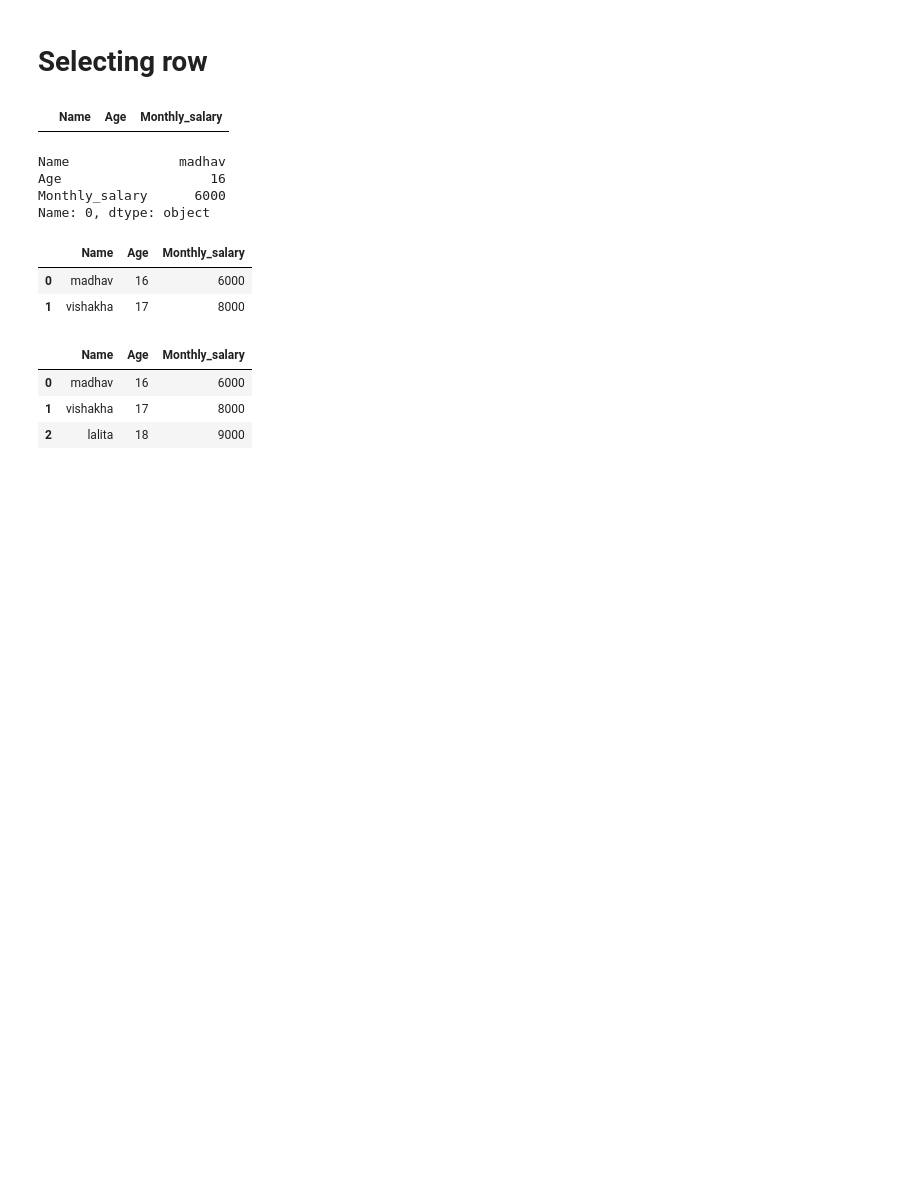
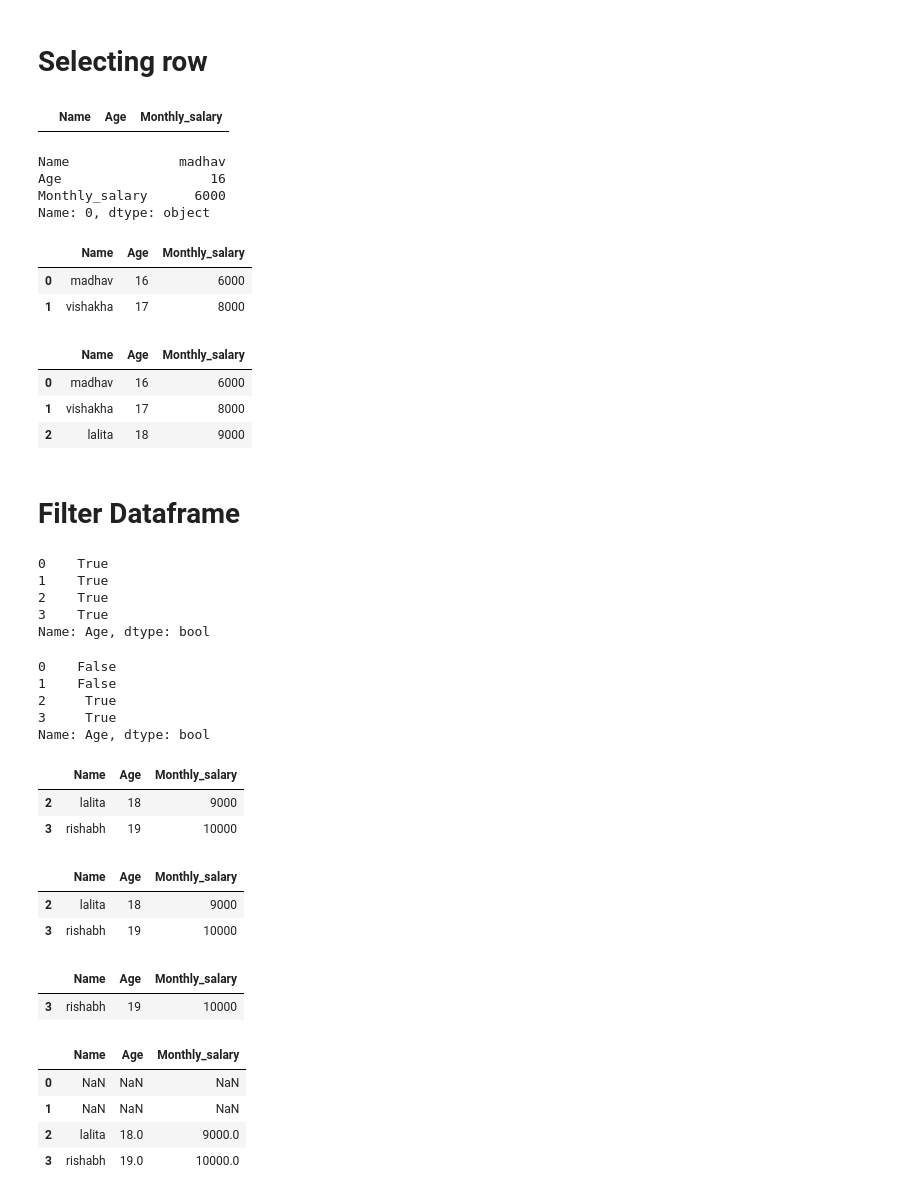
Before and after one commit to certifiedslidder-sudo/Pandas, a Jupyter notebook: basics.ipynb, the cells around one changed output. Drawn from its saved outputs; the diff is of its cells as text; code cells hidden in the pictures; blank space fills up the shorter version.

Commit message:
filtering dataframe

```diff
--- a/basics.ipynb
+++ b/basics.ipynb
@@ -196,3 +196,48 @@ df.loc[0:2]   #  loc will include 2 as well
 | 0 | madhav | 16 | 6000 |
 | 1 | vishakha | 17 | 8000 |
 | 2 | lalita | 18 | 9000 |
+# %% [markdown]
+# Filter Dataframe
+# %%
+df['Age'] > 15
+# %% [output]
+0    True
+1    True
+2    True
+3    True
+Name: Age, dtype: bool
+# %%
+df['Age']>= 18
+# %% [output]
+0    False
+1    False
+2     True
+3     True
+Name: Age, dtype: bool
+# %%
+df[df['Age'] >= 18]   # to filter out only true values
+# %% [output]
+|  | Name | Age | Monthly_salary |
+| 2 | lalita | 18 | 9000 |
+| 3 | rishabh | 19 | 10000 |
+# %%
+df_age_filter = df[df['Age'] >= 18]
+df_age_filter
+# %% [output]
+|  | Name | Age | Monthly_salary |
+| 2 | lalita | 18 | 9000 |
+| 3 | rishabh | 19 | 10000 |
+# %%
+# filtering on the basis of 2 parameters
+df[(df['Age'] >= 18) & (df['Monthly_salary'] >= 10000)]
+# %% [output]
+|  | Name | Age | Monthly_salary |
+| 3 | rishabh | 19 | 10000 |
+# %%
+df.where(df['Age'] >= 18)     # keeps no. of rows and columns same
+# %% [output]
+|  | Name | Age | Monthly_salary |
+| 0 | NaN | NaN | NaN |
+| 1 | NaN | NaN | NaN |
+| 2 | lalita | 18.0 | 9000.0 |
+| 3 | rishabh | 19.0 | 10000.0 |
```
Also changed, not shown: parts of 3 cells of this notebook, 1 other file.
